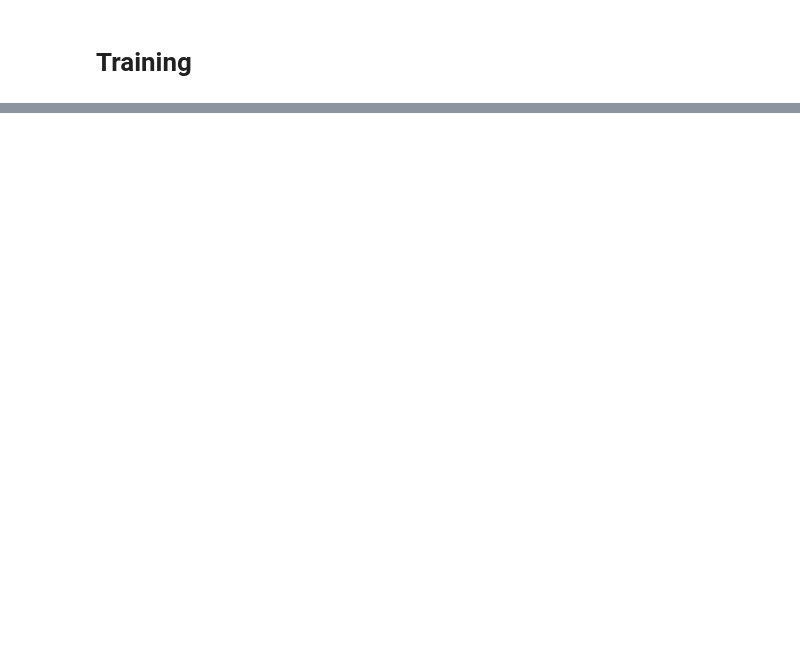
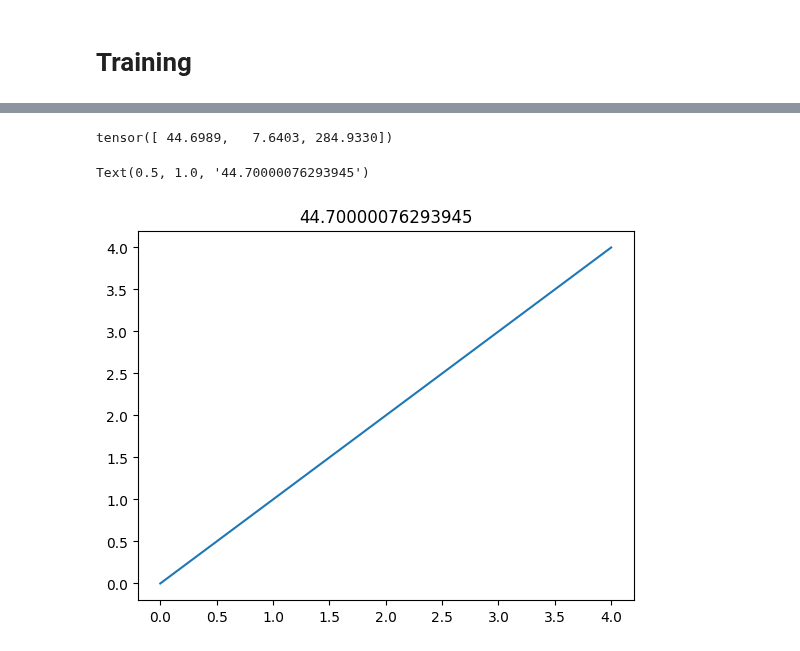
Before and after one commit to Matteo-Salis/physics-guided-gwl, a Jupyter notebook: src/notebooks/meteo_wtd_loader_continuous.ipynb, the cells around one changed output, grey strips where cells are left out. Drawn from its saved outputs; the diff is of its cells as text; code cells hidden in the pictures; blank space fills up the shorter version.

```diff
--- a/src/notebooks/meteo_wtd_loader_continuous.ipynb
+++ b/src/notebooks/meteo_wtd_loader_continuous.ipynb
@@ -424,0 +430,10 @@ wandb.watch(model, log_freq=100)
+# %%
+ds[0][1]
+# %% [output]
+tensor([ 44.6989,   7.6403, 284.9330])
+# %%
+plt.plot(np.arange(0,5), np.arange(0,5))
+plt.title(f"{np.round(ds[0][1].detach().numpy(), decimals=1)[0]}")
+# %% [output]
+Text(0.5, 1.0, '44.70000076293945')
+[figure, added]
```
Also changed, not shown: parts of 5 cells of this notebook, 1 other file.
